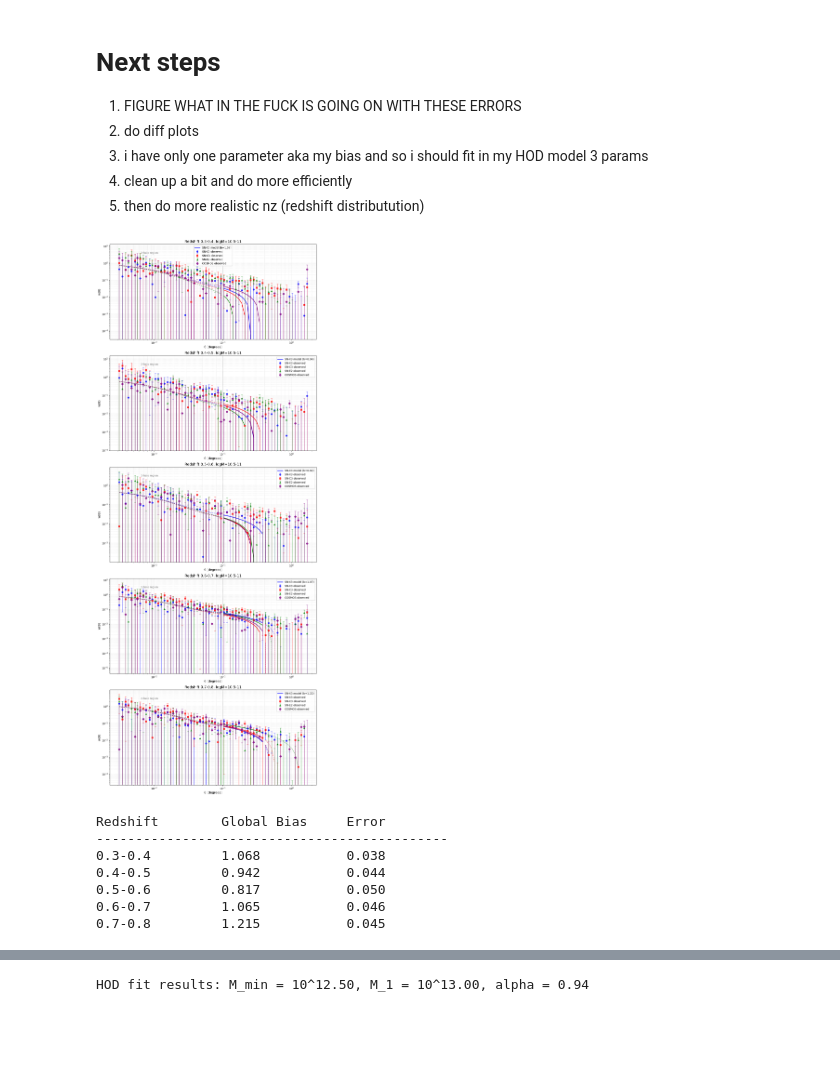
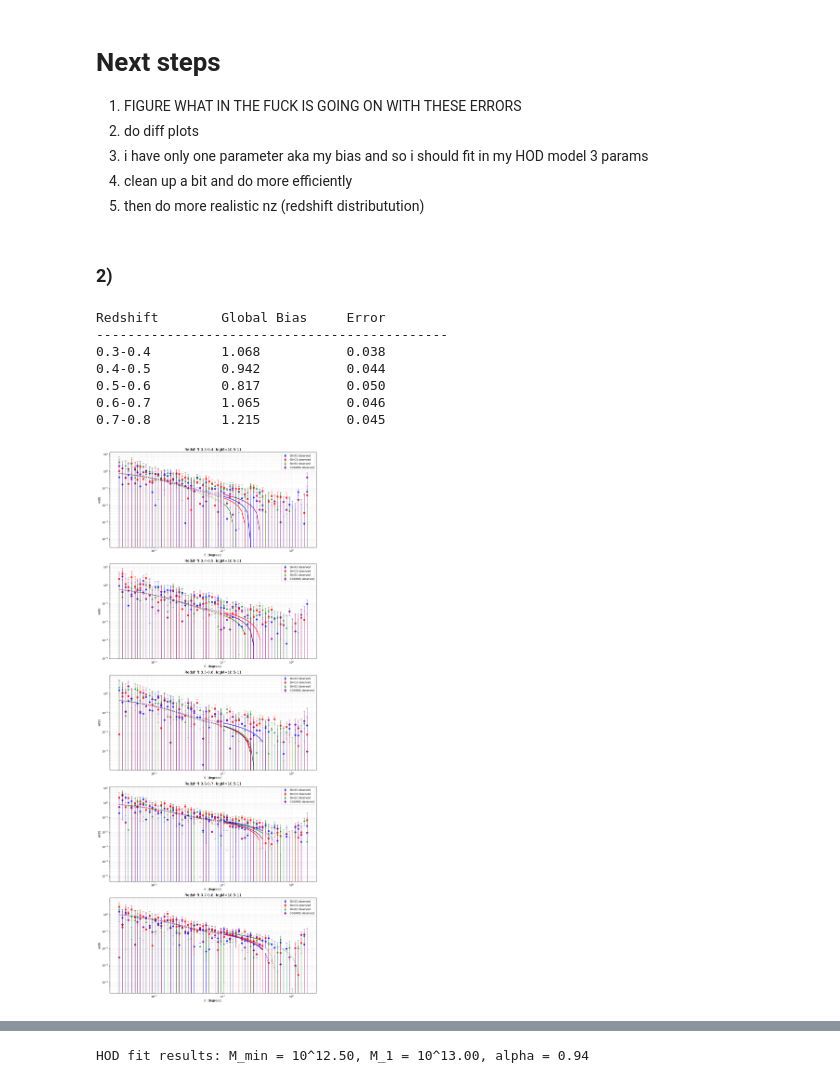
Before and after one commit to OtiliaIrina/Master_Thesis, a Jupyter notebook: New code/Combined-model.ipynb, the cells around one changed output, grey strips where cells are left out. Cells and saved outputs as stored; diff of their text form; code cells hidden in the pictures; blank space fills up the shorter version.

```diff
--- a/New code/Combined-model.ipynb
+++ b/New code/Combined-model.ipynb
@@ -680,6 +680,8 @@ Redshift        Global Bias     Error
 3) i have only one parameter aka my bias and so i should fit in my HOD model 3 params
 4) clean up a bit and do more efficiently
 5) then do more realistic nz (redshift distributution)
+# %% [markdown]
+### 2)
 # %%
 def plot_redshift_ranges_separate(results_dict):
     # Create figure with subplots for each redshift range
@@ -702,12 +704,13 @@ def plot_redshift_ranges_separate(results_dict):
         for field_data in estimator.fields:
             field_name = field_data['name']
 
-            # Use field's own theta values (not first_results)
             theta = np.array(first_results['theta'])
+
+            # Use field's own values (not first_results)
             w_theta = np.array(field_data['w_theta'])
             w_error = np.array(field_data['w_error'])
 
-            # Plot observed data with field-specific styling
+            # Plot observed data
             ax.errorbar(
                 theta,
                 w_theta,
@@ -726,7 +729,6 @@ def plot_redshift_ranges_separate(results_dict):
             full_IC = field_data['IC']
             full_model = full_wdm * global_b**2 - full_IC
 
-            # Plot model with solid line in 2-halo region, dashed elsewhere
 
             two_halo_mask = (theta >= 0.1) & (theta <= 0.4)  # 2-halo region
             one_halo_mask = theta < 0.1                      # 1-halo region
@@ -740,7 +742,6 @@ def plot_redshift_ranges_separate(results_dict):
                 color=field_colors[field_name],
                 linestyle='-',
                 linewidth=2,
-                label=f'{field_name} model (b={global_b:.2f})' if field_name == list(field_colors.keys())[0] else ""
             )
             ax.plot(
                 theta[one_halo_mask],
@@ -758,46 +759,51 @@ def plot_redshift_ranges_separate(results_dict):
                 theta[extended_mask],
                 full_model[extended_mask],
                 color=field_colors[field_name],
                 linestyle='--',
                 linewidth=1.5,
                 alpha=0.6
             )
 
-        # Subplot formatting
         ax.set_xscale('log')
         ax.set_yscale('log')
         ax.set_xlabel('θ [degrees]', fontsize=12)
         ax.set_ylabel('w(θ)', fontsize=12)
         ax.set_title(f'Redshift {z_min}-{z_max}, logM={SM_min}-{SM_max}', fontsize=14)
         ax.legend(fontsize=10, framealpha=0.8)
         ax.grid(True, which="both", ls="--", alpha=0.3)
 
-        # Add reference lines for 2-halo region
-        ax.axvline(0.1, color='gray', linestyle=':', alpha=0.5)
-        ax.axvline(0.4, color='gray', linestyle=':', alpha=0.5)
-        ax.text(0.15, 0.9, "2-halo region", transform=ax.transAxes, color='gray')
 
     plt.tight_layout()
     plt.show()
 
-# Generate separate plots
-plot_redshift_ranges_separate(all_results)
 
-# Print summary table with improved formatting
+
+redshifts = []
+biases = []
+errors = []
+
 print("\n{:<15} {:<15} {:<15}".format("Redshift", "Global Bias", "Error"))
 print("-"*45)
 for (z_min, z_max), results in all_results.items():
     print("{:<15} {:<15.3f} {:<15.3f}".format(
         f"{z_min}-{z_max}",
         results['global_b'],
         results['global_be']
     ))
+    z_mid = (z_min + z_max) / 2
+    redshifts.append(z_mid)
+    biases.append(results['global_b'])
+    errors.append(results['global_be'])
+
+
+
+plot_redshift_ranges_separate(all_results)
 # %% [output]
+Redshift        Global Bias     Error
+---------------------------------------------
+0.3-0.4         1.068           0.038
+0.4-0.5         0.942           0.044
+0.5-0.6         0.817           0.050
+0.6-0.7         1.065           0.046
+0.7-0.8         1.215           0.045
-[figure, old version]
+[figure, new version]
-Redshift        Global Bias     Error
----------------------------------------------
-0.3-0.4         1.068           0.038
-0.4-0.5         0.942           0.044
-0.5-0.6         0.817           0.050
-0.6-0.7         1.065           0.046
-0.7-0.8         1.215           0.045
```
Also changed, not shown: parts of 3 cells of this notebook, 2 other files.
